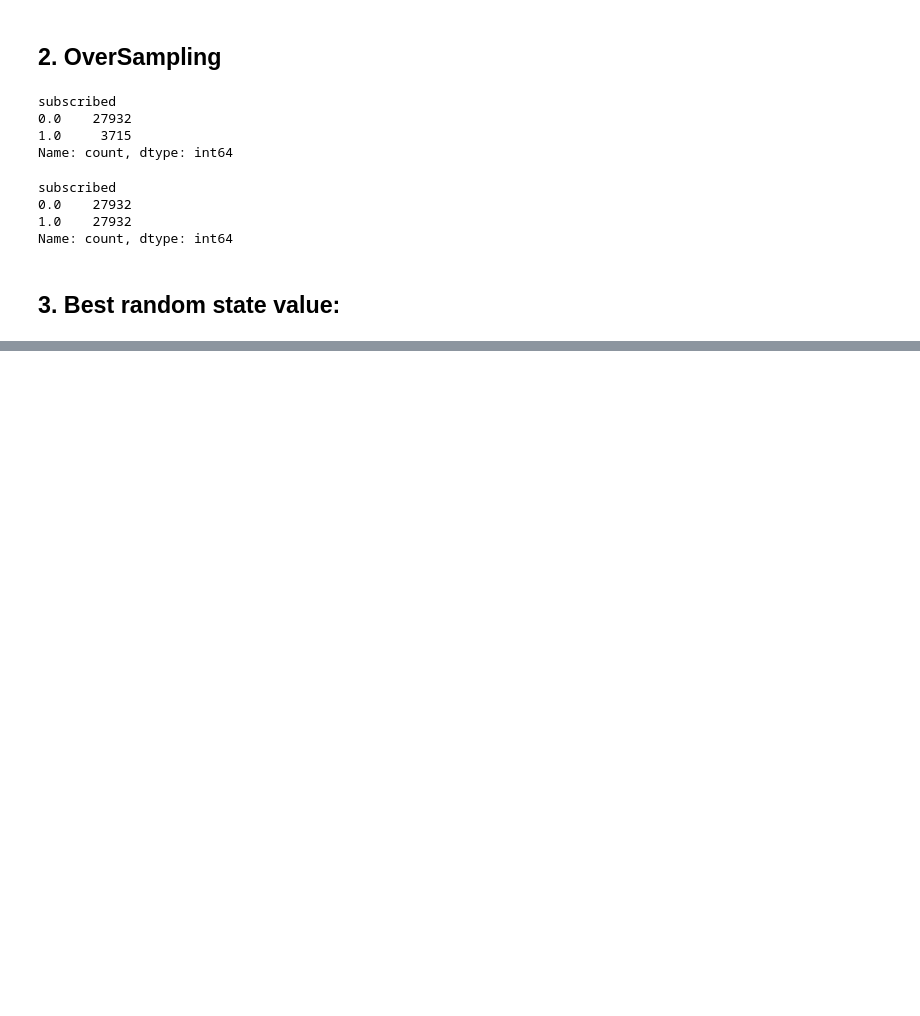
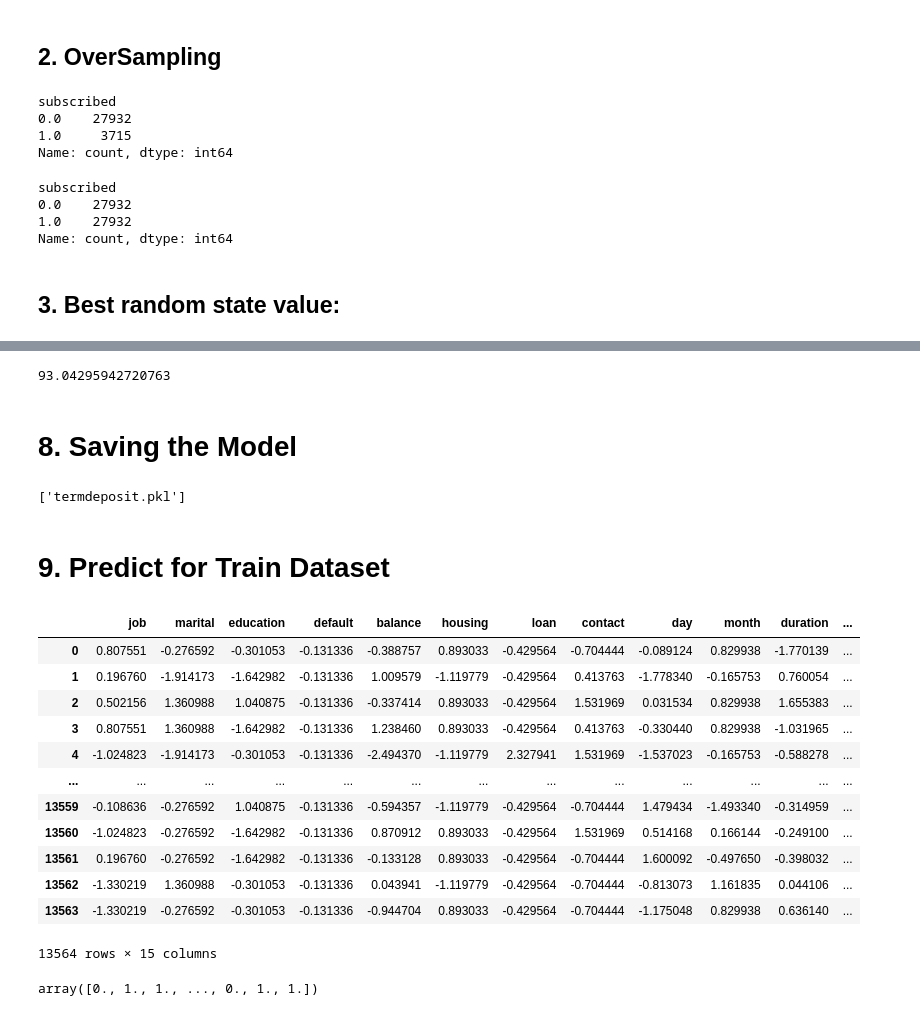
Before and after one commit to Matrika009/Internship, a Jupyter notebook: Project 7 termdeposit_project.ipynb, the cells around one changed output, grey strips where cells are left out. Cells and saved outputs as stored; diff of their text form; code cells hidden in the pictures; blank space fills up the shorter version.

```diff
--- a/Project 7 termdeposit_project.ipynb
+++ b/Project 7 termdeposit_project.ipynb
@@ -623,0 +668,52 @@ for m in model:
+# %%
+    etc_bp = ExtraTreesClassifier(criterion="gini",random_state=42,max_features="sqrt",max_depth=20, class_weight="balanced",n_estimators=300,n_jobs=-2)
+    etc_bp.fit(x_train,y_train)
+    pred=etc_bp.predict(x_test)
+    acc=accuracy_score(y_test,pred)
+    print(acc*100)
+# %% [output]
+93.04295942720763
+# %% [markdown]
+# 8. Saving the Model
+# %%
+import joblib # save as *.pkl
+joblib.dump(etc_bp,"termdeposit.pkl")
+# %% [output]
+['termdeposit.pkl']
+# %% [markdown]
+# 9. Predict for Train Dataset
+# %%
+import pandas as pd
+df = pd.read_csv('termdeposit_test.csv')
+
+
+columns_to_drop=["ID"]
+df = df.drop(columns_to_drop, axis=1)
+OE=OrdinalEncoder()
+for i in df.columns:
+    if df[i].dtypes=="object":
+        df[i] = OE.fit_transform(df[i].values.reshape(-1,1))
+x_x= ['age', 'balance','duration', 'campaign', 'previous']
+for i in x_x:
+    df[i]=np.cbrt(df[i])
+columns_to_drop=['age'] # Least co-relation with output
+df1 = df.drop(columns_to_drop, axis=1)
+from sklearn.preprocessing import StandardScaler
+scaler=StandardScaler()
+x=pd.DataFrame(scaler.fit_transform(df1),columns=df1.columns)
+# %%
+x
+# %% [output]
+|  | job | marital | education | default | balance | housing | loan | contact | day | month | duration | ... |
+| 0 | 0.807551 | -0.276592 | -0.301053 | -0.131336 | -0.388757 | 0.893033 | -0.429564 | -0.704444 | -0.089124 | 0.829938 | -1.770139 | ... |
+| 1 | 0.196760 | -1.914173 | -1.642982 | -0.131336 | 1.009579 | -1.119779 | -0.429564 | 0.413763 | -1.778340 | -0.165753 | 0.760054 | ... |
+| 2 | 0.502156 | 1.360988 | 1.040875 | -0.131336 | -0.337414 | 0.893033 | -0.429564 | 1.531969 | 0.031534 | 0.829938 | 1.655383 | ... |
+| 3 | 0.807551 | 1.360988 | -1.642982 | -0.131336 | 1.238460 | 0.893033 | -0.429564 | 0.413763 | -0.330440 | 0.829938 | -1.031965 | ... |
+| 4 | -1.024823 | -1.914173 | -0.301053 | -0.131336 | -2.494370 | -1.119779 | 2.327941 | 1.531969 | -1.537023 | -0.165753 | -0.588278 | ... |
+| ... | ... | ... | ... | ... | ... | ... | ... | ... | ... | ... | ... | ... |
+| 13559 | -0.108636 | -0.276592 | 1.040875 | -0.131336 | -0.594357 | -1.119779 | -0.429564 | -0.704444 | 1.479434 | -1.493340 | -0.314959 | ... |
+| 13560 | -1.024823 | -0.276592 | -1.642982 | -0.131336 | 0.870912 | 0.893033 | -0.429564 | 1.531969 | 0.514168 | 0.166144 | -0.249100 | ... |
+| 13561 | 0.196760 | -0.276592 | -1.642982 | -0.131336 | -0.133128 | 0.893033 | -0.429564 | -0.704444 | 1.600092 | -0.497650 | -0.398032 | ... |
+| 13562 | -1.330219 | 1.360988 | -0.301053 | -0.131336 | 0.043941 | -1.119779 | -0.429564 | -0.704444 | -0.813073 | 1.161835 | 0.044106 | ... |
+| 13563 | -1.330219 | -0.276592 | -0.301053 | -0.131336 | -0.944704 | 0.893033 | -0.429564 | -0.704444 | -1.175048 | 0.829938 | 0.636140 | ... |
+13564 rows × 15 columns
@@ -623,0 +722,4 @@ for m in model:
+# %%
+pred
+# %% [output]
+array([0., 1., 1., ..., 0., 1., 1.])
```
Also changed, not shown: parts of 23 cells of this notebook.
